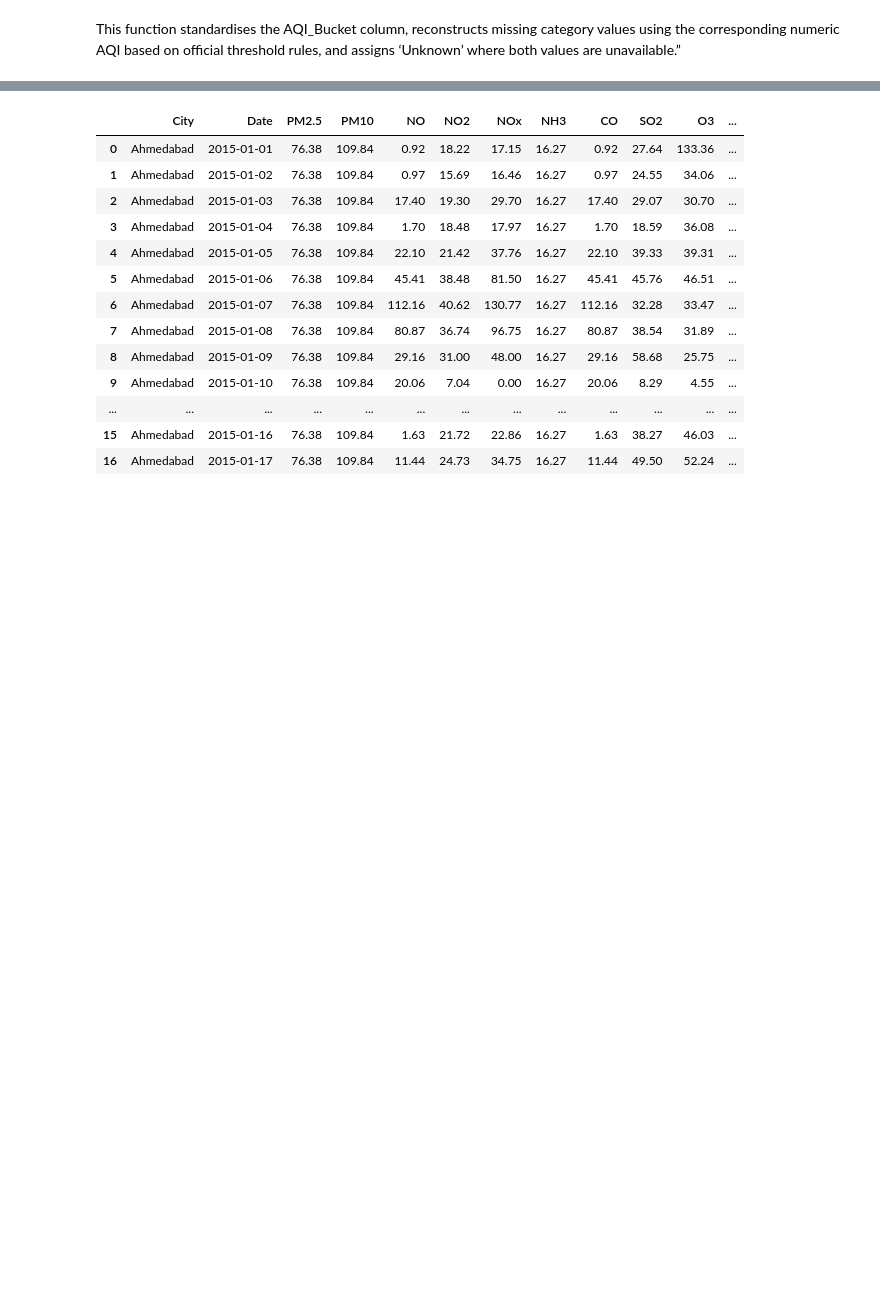
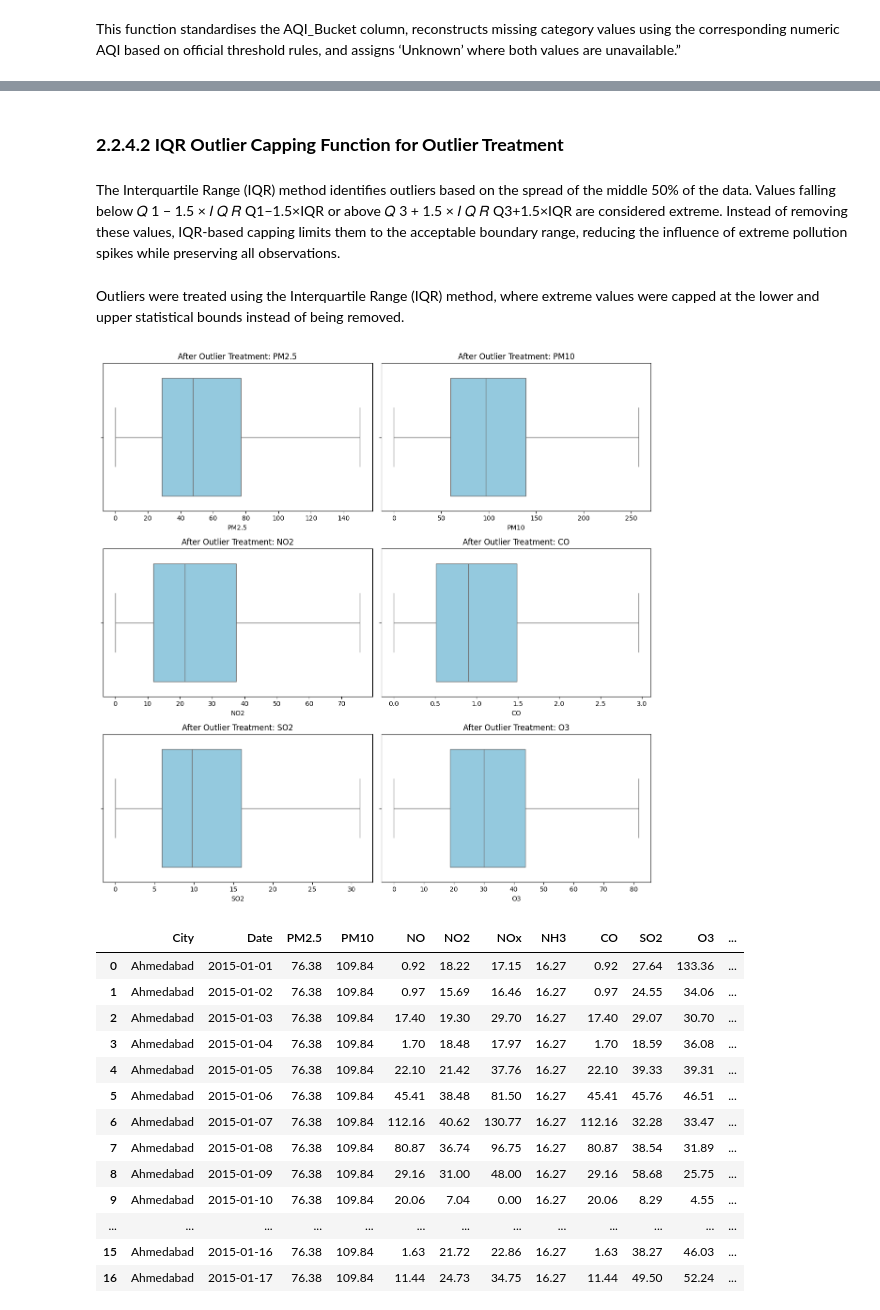
Before and after one commit to sagar4real/CMP7005-PRAC1, a Jupyter notebook: 01_data_handling.ipynb, the cells around one changed output, grey strips where cells are left out. Drawn from its saved outputs; the diff is of its cells as text; code cells hidden in the pictures; blank space fills up the shorter version.

```diff
--- a/01_data_handling.ipynb
+++ b/01_data_handling.ipynb
@@ -648,3 +688,50 @@ visualize_missing(removed_missing_value_df, title="Before Handling Missing Value
+# %% [markdown]
+### **2.2.4.2 IQR Outlier Capping Function for Outlier Treatment**
+# %% [markdown]
+The Interquartile Range (IQR) method identifies outliers based on the spread of the middle 50% of the data. Values falling below
+𝑄
+1
+−
+1.5
+×
+𝐼
+𝑄
+𝑅
+Q1−1.5×IQR or above
+𝑄
+3
++
+1.5
+×
+𝐼
+𝑄
+𝑅
+Q3+1.5×IQR are considered extreme. Instead of removing these values, IQR-based capping limits them to the acceptable boundary range, reducing the influence of extreme pollution spikes while preserving all observations.
+# %%
+def cap_outliers_iqr(df, cols):
+    """
+    Caps outliers using the IQR method for the given columns.
+    Outliers below the lower bound or above the upper bound are clipped.
+    """
+    for col in cols:
+        Q1 = df[col].quantile(0.25)
+        Q3 = df[col].quantile(0.75)
+        IQR = Q3 - Q1
+
+        lower_bound = Q1 - 1.5 * IQR
+        upper_bound = Q3 + 1.5 * IQR
+
+        df[col] = df[col].clip(lower_bound, upper_bound)
+
+    return df
+# %% [markdown]
+Outliers were treated using the Interquartile Range (IQR) method, where extreme values were capped at the lower and upper statistical bounds instead of being removed.
+# %%
+final_draft_df = cap_outliers_iqr(removed_missing_value_df, outlier_cols)
+# %%
+visualize_outliers_grid(final_draft_df, outlier_cols, title_prefix="After Outlier Treatment")
+# %% [output]
+[figure, added]
 # %%
 removed_missing_value_df.head(20)
 # %% [output]
```
Also changed, not shown: parts of 13 cells of this notebook.
